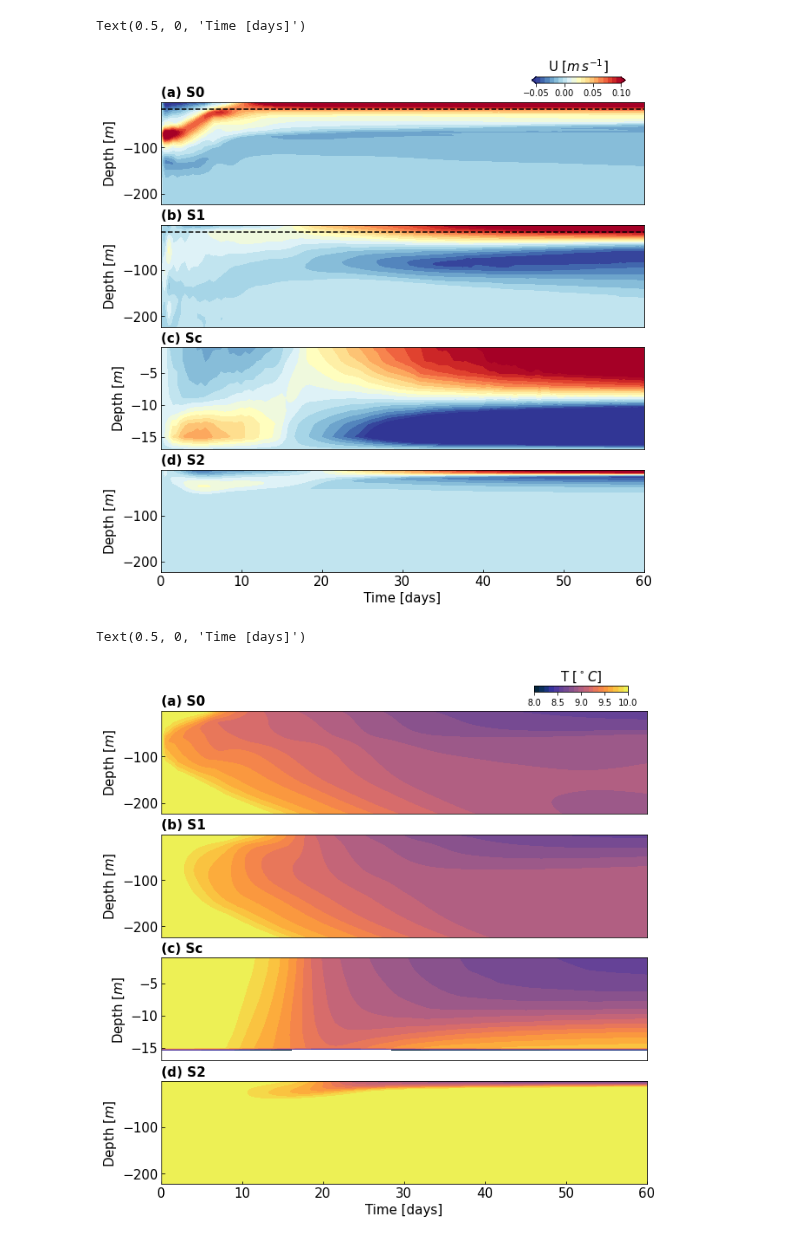
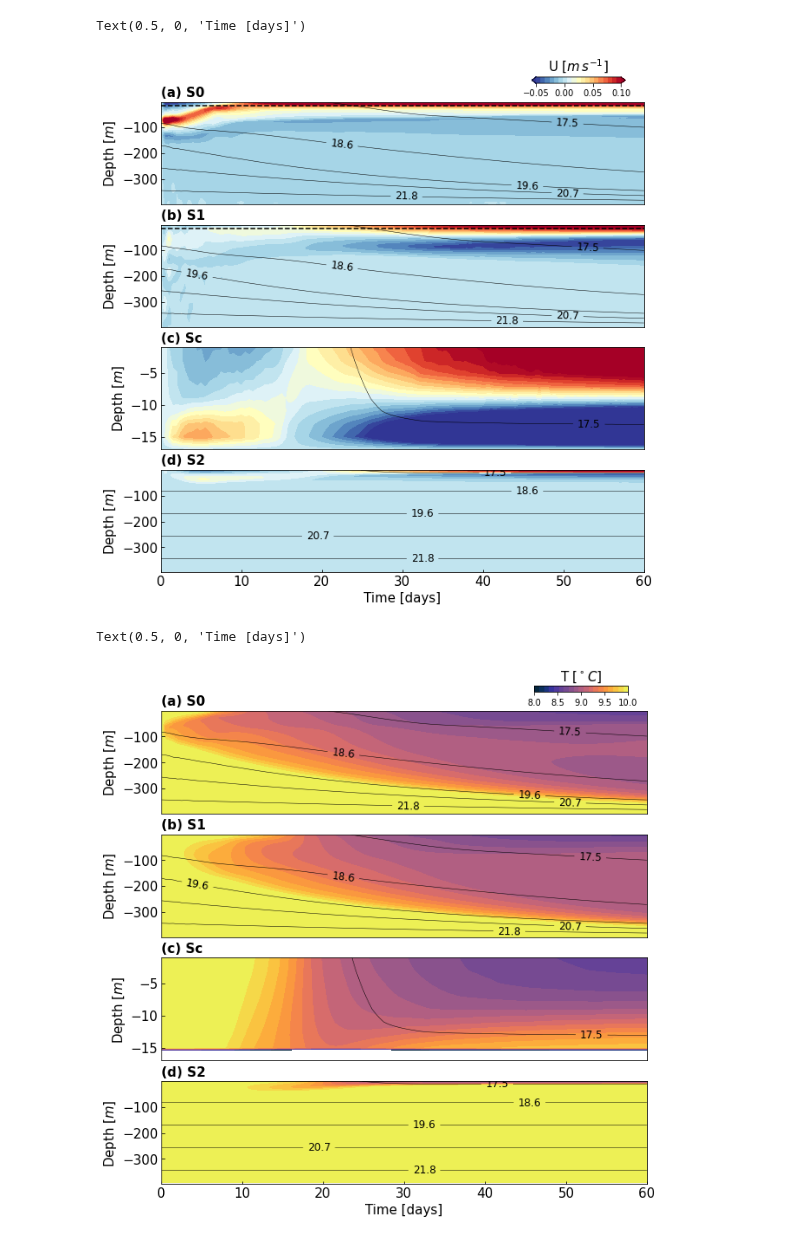
Before and after one commit to weiyangbao/Jupyter-Iceplume, a Jupyter notebook: Fjord Modeling/Strat_Transition.ipynb, the cells around one changed output. Drawn from its saved outputs; the diff is of its cells as text; code cells hidden in the pictures.

```diff
--- a/Fjord Modeling/Strat_Transition.ipynb
+++ b/Fjord Modeling/Strat_Transition.ipynb
@@ -19,24 +19,30 @@ def UT_prof(datapath, case_id, xidx):
     u0 = state.U.data # dims = T, Z, Y, Xp1
     u_ymean = (u0[:, :, :, 1:].mean(2) + u0[:, :, :, :-1].mean(2)) / 2
     #Uzt = u_ymean[:,:,xidx] # U in z, t dimensions
-    Uzt = u0[:,:,:,xidx].mean(2)
+    Uzt = u0[:,:,:,xidx].mean(2).T
 
     # Potential temp
-    Tzt = state.Temp.data[:,:,:,xidx].mean(2) # Temp in z, t dimensions
+    Tzt = state.Temp.data[:,:,:,xidx].mean(2).T # Temp in z, t dimensions
 
     depth = state.Z.data
     time = state.T.data / 86400 # Time in days
 
-    return depth, time, Uzt, Tzt
+    # Pressure and Density
+    pres = gsw.p_from_z(depth, 55)
+    Szt = state.S.data[:,:,:,xidx].mean(2).T
+    p = np.tile(pres,[len(time),1]).T
+    Rho = gsw.rho(Szt, Tzt, p)
+    return depth, time, Uzt, Tzt, Rho
 # %%
 path1 = '/work/oceans/wbao/MITgcm_results/iceplume/4_Sz_minhs'
 path2 = '/work/oceans/wbao/MITgcm_results/iceplume/Sal_Linear_minhs'
+path3 = '/work/oceans/wbao/MITgcm_results/iceplume/6_Tide_minhs'
 
 caseN = 4
 gf, sw, sc, se = 6, 120, 178, 235 # index for cross-fjord sections 0, 1, sill crest, 2
 
-depth, time, U1, T1 = UT_prof(path2, caseN, gf)
-depth, time, U2, T2 = UT_prof(path2, caseN, sw)
-depth, time, U3, T3 = UT_prof(path2, caseN, sc)
-depth, time, U4, T4 = UT_prof(path2, caseN, se)
+depth, time, U1, T1, Rho1 = UT_prof(path2, caseN, gf)
+depth, time, U2, T2, Rho2 = UT_prof(path2, caseN, sw)
+depth, time, U3, T3, Rho3 = UT_prof(path2, caseN, sc)
+depth, time, U4, T4, Rho4 = UT_prof(path2, caseN, se)
 # %%
@@ -58,12 +57,17 @@ fig1 = plt.figure(figsize=(10,10))
 fig1.tight_layout()
 
 cu = np.linspace(-0.05,0.1,20) # Contour range for U
+crho = np.linspace(10,25,15) # Contour range for density
 cmap = 'RdYlBu_r'
 
 
 ax1 = fig1.add_subplot(411)
-im1 = ax1.contourf(time, depth, U1.T, cu, cmap=cmap, extend='both')
+im1 = ax1.contourf(time, depth, U1, cu, cmap=cmap, extend='both')
 ax1.axhline(y=depth[8],color='k',linestyle='--')
+
+# Plot isopycnals
+CS1 = ax1.contour(time, depth, Rho1-1000, crho, colors='k', linewidths=.5)
+plt.clabel(CS1, fmt='%1.1f', fontsize=12, inline=1)
 
 cbaxes = fig1.add_axes([0.72, 0.91, 0.15, 0.01])
 cbar = fig1.colorbar(im1,cax=cbaxes, orientation='horizontal')
@@ -71,7 +75,7 @@ cbar.set_ticks([-0.05,0,0.05,0.1])
 cbar.ax.set_title('U [$m\,s^{-1}$]', size=15)
 
 ax1.set_xlim(time[0],time[-1])
-ax1.set_ylim(depth[60],depth[0])
+ax1.set_ylim(depth[-1],depth[0])
 ax1.xaxis.set_visible(False)
 ax1.tick_params(direction='in', labelsize=15)
 ax1.set_title('(a) S0', loc='left', size=15, weight='bold')
@@ -80,11 +84,14 @@ ax1.set_ylabel('Depth [$m$]', size=15)
 
 
 ax2 = fig1.add_subplot(412)
-im2 = ax2.contourf(time, depth, U2.T, cu, cmap=cmap, extend='both')
+im2 = ax2.contourf(time, depth, U2, cu, cmap=cmap, extend='both')
 ax2.axhline(y=depth[8],color='k',linestyle='--')
+CS2 = ax2.contour(time, depth, Rho2-1000, crho, colors='k', linewidths=.5)
+plt.clabel(CS2, fmt='%1.1f', fontsize=12, inline=1)
+
 
 ax2.set_xlim(time[0],time[-1])
-ax2.set_ylim(depth[60],depth[0])
+ax2.set_ylim(depth[-1],depth[0])
 ax2.xaxis.set_visible(False)
 ax2.tick_params(direction='in', labelsize=15)
 ax2.set_title('(b) S1', loc='left', size=15, weight='bold')
@@ -93,8 +100,11 @@ ax2.set_ylabel('Depth [$m$]', size=15)
 
 
 ax3 = fig1.add_subplot(413)
-im3 = ax3.contourf(time, depth, U3.T, cu, cmap=cmap, extend='both')
+im3 = ax3.contourf(time, depth, U3, cu, cmap=cmap, extend='both')
 #ax3.axhline(y=-16,color='k',linestyle='--')
+CS3 = ax3.contour(time, depth[:8], Rho3[:8,:]-1000, crho, colors='k', linewidths=.5)
+plt.clabel(CS3, fmt='%1.1f', fontsize=12, inline=1)
+
 
 ax3.set_xlim(time[0],time[-1])
 ax3.set_ylim(depth[8],depth[0])
@@ -106,29 +116,38 @@ ax3.set_ylabel('Depth [$m$]', size=15)
 
 
 ax4 = fig1.add_subplot(414)
-im4 = ax4.contourf(time, depth, U4.T, cu, cmap=cmap, extend='both')
+im4 = ax4.contourf(time, depth, U4, cu, cmap=cmap, extend='both')
+CS4 = ax4.contour(time, depth[:-1], Rho4[:-1,:]-1000, crho, colors='k', linewidths=.5)
+plt.clabel(CS4, fmt='%1.1f', fontsize=12, inline=1)
 
 ax4.set_xlim(time[0],time[-1])
-ax4.set_ylim(depth[60],depth[0])
+ax4.set_ylim(depth[-1],depth[0])
 ax4.tick_params(direction='in', labelsize=15)
 ax4.set_title('(d) S2', loc='left', size=15, weight='bold')
 ax4.set_ylabel('Depth [$m$]', size=15)
 ax4.set_xlabel('Time [days]', size=15)
 # %% [output]
 Text(0.5, 0, 'Time [days]')
-[figure, old version]
+[figure, new version]
 # %%
 # Making plot for potential temperature
 fig2 = plt.figure(figsize=(10,10))
 fig2.tight_layout()
 
 ct = np.linspace(8,10,20) # Contour range for T
+crho1 = np.linspace(10,25,15) # Contour range for density
+crho2 = np.linspace(16,20,15)
+
+
 #cmap2 = 'YlGnBu_r'
 import cmocean
 cmap2 = cmocean.cm.thermal
 
 ax1 = fig2.add_subplot(411)
-im1 = ax1.contourf(time, depth, T1.T, ct, cmap=cmap2)
+im1 = ax1.contourf(time, depth, T1, ct, cmap=cmap2)
+# Plot isopycnals
+CS1 = ax1.contour(time, depth, Rho1-1000, crho1, colors='k', linewidths=.5)
+plt.clabel(CS1, fmt='%1.1f', fontsize=12, inline=1)
 
 cbaxes = fig2.add_axes([0.72, 0.91, 0.15, 0.01])
 cbar = fig2.colorbar(im1,cax=cbaxes, orientation='horizontal')
@@ -136,7 +155,7 @@ cbar.set_ticks([8,8.5,9,9.5,10])
 cbar.ax.set_title('T [$^\circ C$]', size=15)
 
 ax1.set_xlim(time[0],time[-1])
-ax1.set_ylim(depth[60],depth[0])
+ax1.set_ylim(depth[-1],depth[0])
 ax1.xaxis.set_visible(False)
 ax1.tick_params(direction='in', labelsize=15)
 ax1.set_title('(a) S0', loc='left', size=15, weight='bold')
@@ -145,42 +164,48 @@ ax1.set_ylabel('Depth [$m$]', size=15)
 
 
 ax2 = fig2.add_subplot(412)
-im2 = ax2.contourf(time, depth, T2.T, ct, cmap=cmap2)
+im2 = ax2.contourf(time, depth, T2, ct, cmap=cmap2)
+CS2 = ax2.contour(time, depth, Rho2-1000, crho1, colors='k', linewidths=.5)
+plt.clabel(CS2, fmt='%1.1f', fontsize=12, inline=1)
 
 ax2.set_xlim(time[0],time[-1])
-ax2.set_ylim(depth[60],depth[0])
+ax2.set_ylim(depth[-1],depth[0])
 ax2.xaxis.set_visible(False)
 ax2.tick_params(direction='in', labelsize=15)
 ax2.set_title('(b) S1', loc='left', size=15, weight='bold')
 ax2.set_ylabel('Depth [$m$]', size=15)
 
 
 
 ax3 = fig2.add_subplot(413)
-im3 = ax3.contourf(time, depth, T3.T, ct, cmap=cmap2)
+im3 = ax3.contourf(time, depth, T3, ct, cmap=cmap2)
 #ax3.axhline(y=-16,color='k',linestyle='--')
+CS3 = ax3.contour(time, depth[:8], Rho3[:8,:]-1000, crho1, colors='k', linewidths=.5)
+plt.clabel(CS3, fmt='%1.1f', fontsize=12, inline=1)
 
 ax3.set_xlim(time[0],time[-1])
 ax3.set_ylim(depth[8],depth[0])
 ax3.xaxis.set_visible(False)
 ax3.tick_params(direction='in', labelsize=15)
 ax3.set_title('(c) Sc', loc='left', size=15, weight='bold')
 ax3.set_ylabel('Depth [$m$]', size=15)
 
 
 
 ax4 = fig2.add_subplot(414)
-im4 = ax4.contourf(time, depth, T4.T, ct, cmap=cmap2)
+im4 = ax4.contourf(time, depth, T4, ct, cmap=cmap2)
+CS4 = ax4.contour(time, depth[:-1], Rho4[:-1,:]-1000, crho1, colors='k', linewidths=.5)
+plt.clabel(CS4, fmt='%1.1f', fontsize=12, inline=1)
 
 ax4.set_xlim(time[0],time[-1])
-ax4.set_ylim(depth[60],depth[0])
+ax4.set_ylim(depth[-1],depth[0])
 ax4.tick_params(direction='in', labelsize=15)
 ax4.set_title('(d) S2', loc='left', size=15, weight='bold')
 ax4.set_ylabel('Depth [$m$]', size=15)
 ax4.set_xlabel('Time [days]', size=15)
 # %% [output]
 Text(0.5, 0, 'Time [days]')
-[figure, old version]
+[figure, new version]
 # %%
 fig_path ="/home/1959/Jupyter_Figs/FjordModeling/"
 if not os.path.exists(fig_path):
```
Also changed, not shown: parts of 4 cells of this notebook.
